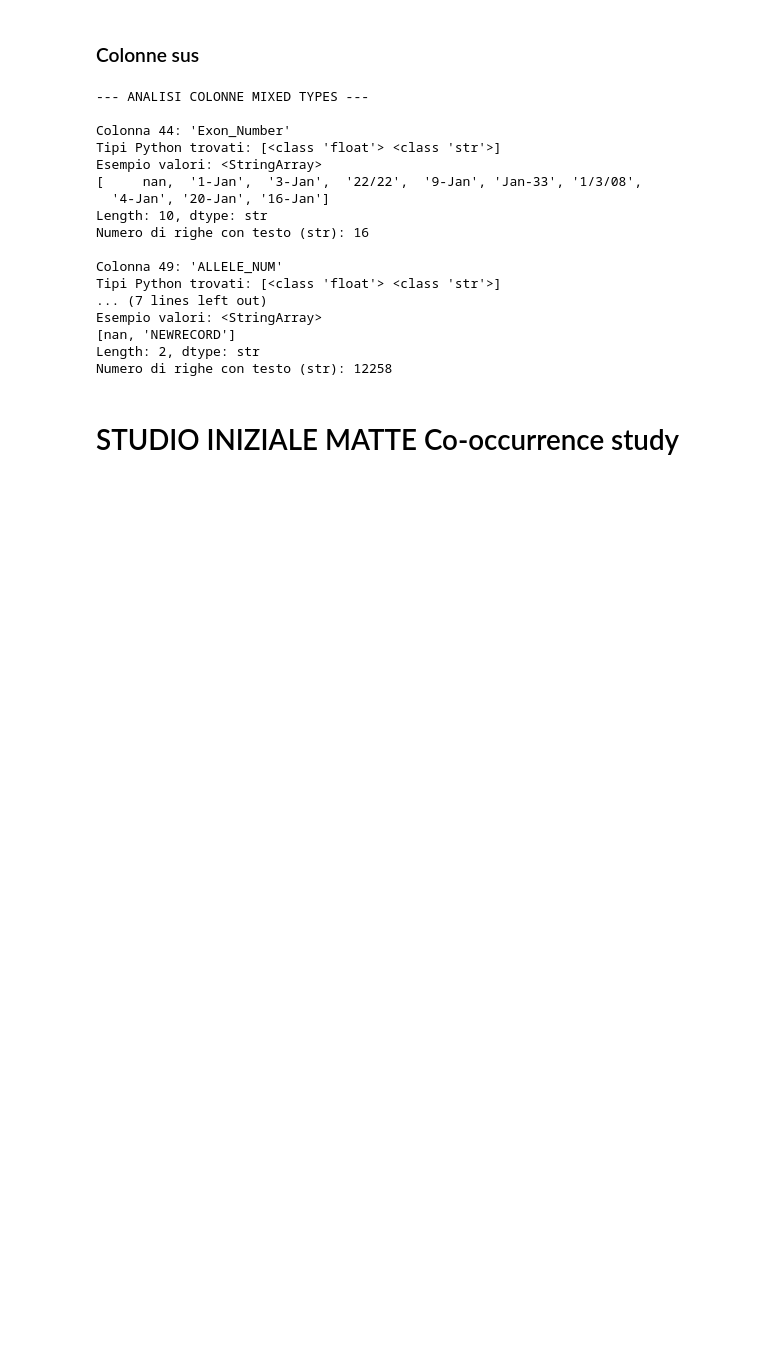
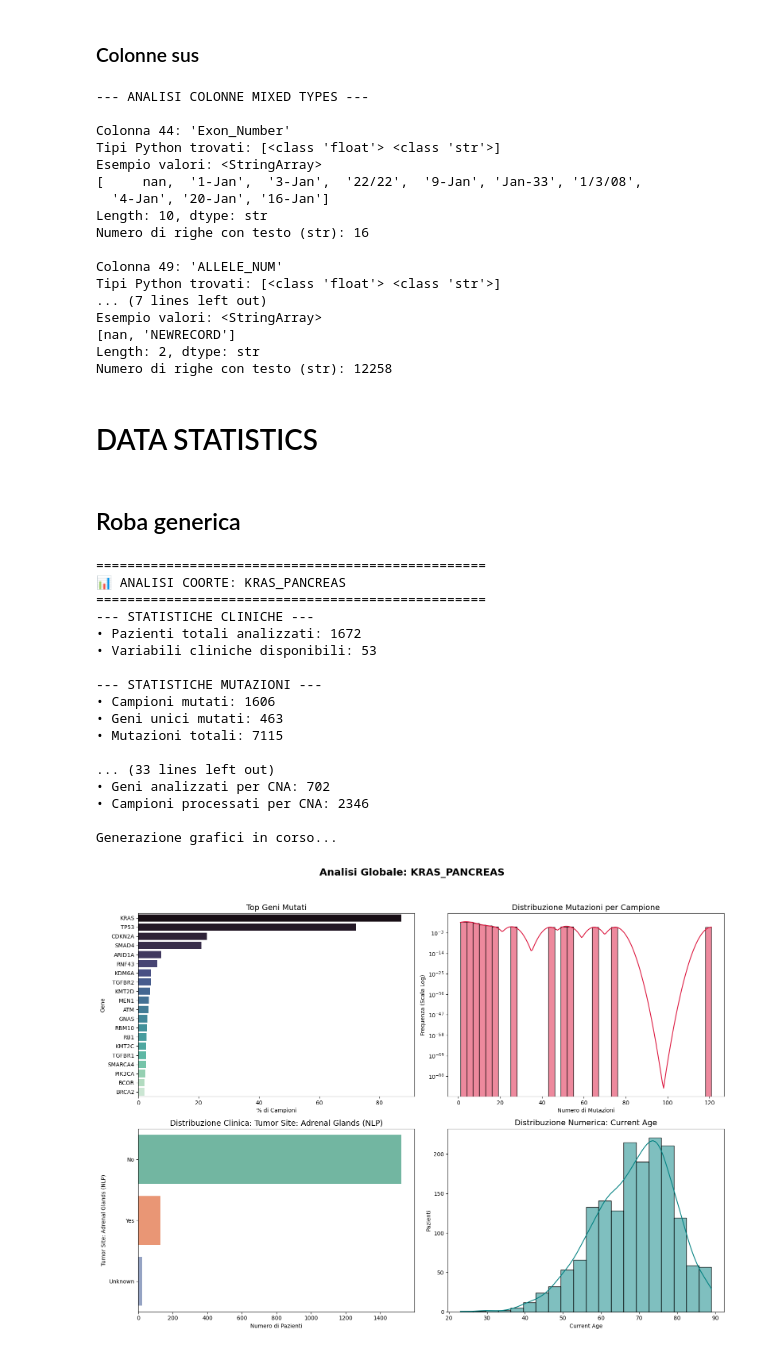
Before and after one commit to MicheleP1004/DHL_prj, a Jupyter notebook: full_try/data_filtering.ipynb, the cells around one changed output. Drawn from its saved outputs; the diff is of its cells as text; code cells hidden in the pictures; blank space fills up the shorter version.

Commit message:
commit della statistica

```diff
--- a/full_try/data_filtering.ipynb
+++ b/full_try/data_filtering.ipynb
@@ -214,5 +214,7 @@ Esempio valori: <StringArray>
 [nan, 'NEWRECORD']
 Length: 2, dtype: str
 Numero di righe con testo (str): 12258
-# %% [markdown]
-# STUDIO INIZIALE MATTE Co-occurrence study
+# %% [markdown]
+ # DATA STATISTICS
+# %% [markdown]
+## Roba generica
@@ -218,0 +350,54 @@ Numero di righe con testo (str): 12258
+# %%
+# --- ESECUZIONE ANALISI E GENERAZIONE PLOT ---
+
+plot_results = []
+
+# Analisi Pancreas
+res_pancreas = analyze_cohort_stats(
+    cohort_path="./kras_pancreas",
+    master_filename="F_pancreas.csv",
+    mut_filename="F_data_mutations.txt",
+    cna_filename="F_data_cna.txt"
+)
+plot_results.append(res_pancreas)
+
+# Analisi Lung
+res_lung = analyze_cohort_stats(
+    cohort_path="./kras_lung",
+    master_filename="F_lung.csv",
+    mut_filename="F_data_mutations.txt",
+    cna_filename="F_data_cna.csv"
+)
+plot_results.append(res_lung)
+
+# Analisi Colon
+res_colon = analyze_cohort_stats(
+    cohort_path="./kras_colon",
+    master_filename="F_colon.csv",
+    mut_filename="F_data_mutations.txt",
+    cna_filename="F_data_cna.csv"
+)
+plot_results.append(res_colon)
+
+# Generazione dei grafici finali (Mutazionali + Clinici)
+print("\nGenerazione grafici in corso...")
+plot_cohort_distributions(plot_results)
+# %% [output]
+==================================================
+📊 ANALISI COORTE: KRAS_PANCREAS
+==================================================
+--- STATISTICHE CLINICHE ---
+• Pazienti totali analizzati: 1672
+• Variabili cliniche disponibili: 53
+
+--- STATISTICHE MUTAZIONI ---
+• Campioni mutati: 1606
+• Geni unici mutati: 463
+• Mutazioni totali: 7115
+
+... (33 lines left out)
+• Geni analizzati per CNA: 702
+• Campioni processati per CNA: 2346
+
+Generazione grafici in corso...
+[figure, added]
```
Also changed, not shown: parts of 26 cells of this notebook.
